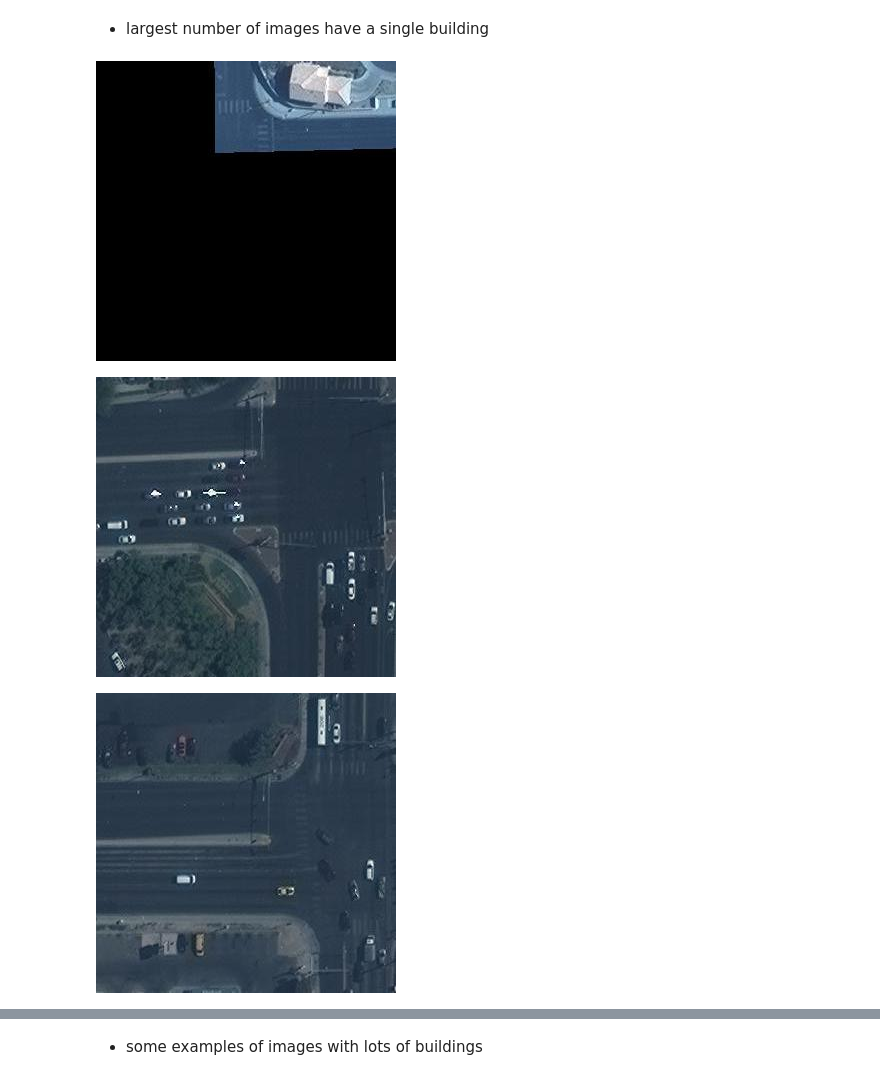
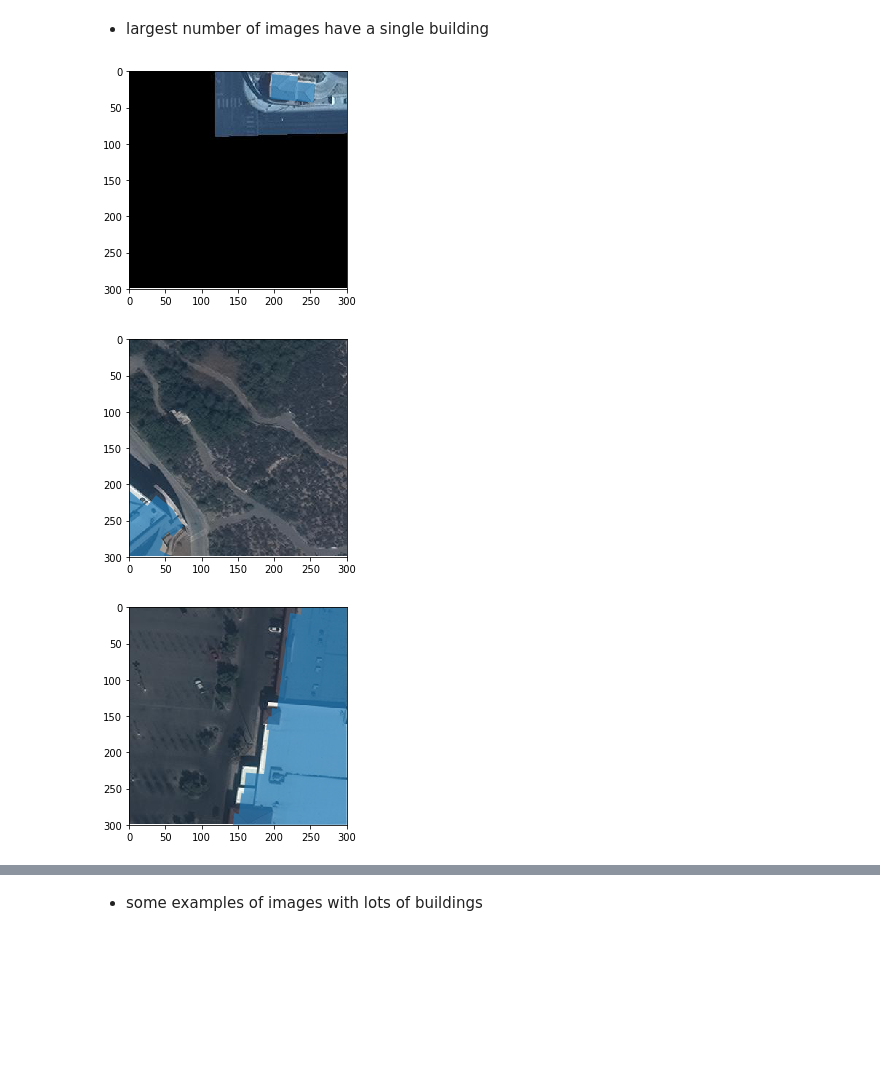
Before and after one commit to josh-gree/crowdAI_mapping_challange, a Jupyter notebook: scratch/scratch001.ipynb, the cells around one changed output, grey strips where cells are left out. Cells and saved outputs as stored; diff of their text form; code cells hidden in the pictures; blank space fills up the shorter version.

```diff
--- a/scratch/scratch001.ipynb
+++ b/scratch/scratch001.ipynb
@@ -7,6 +0,0 @@ from IPython.display import Image
-# %%
-def show_img(id_,dir_):
-    '''
-    shows image with id_ in dir_
-    '''
-    return Image(dir_ + f'{3:012}.jpg')
@@ -13,3 +16,32 @@ def show_img(id_,dir_):
+# %%
+def show_img(id_,dir_, ax=None, **kwargs):
+    '''
+    shows image with id_ in dir_
+    '''
+    if ax:
+        return ax.imshow(imread(dir_ + f'{id_:012}.jpg'),**kwargs)
+    else:
+        return plt.imshow(imread(dir_ + f'{id_:012}.jpg'),**kwargs)
+
+def reshape(flat):
+    '''
+    reshapes flattened coordinates to a 2-dim matrix [[x1,y1],[x2,y2],...]
+    '''
+    flat = np.array(flat[0])
+    return flat.reshape(len(flat) // 2,2)
+
+def show_img_annotated(id_, dir_, annotations_df):
+
+    buildings = annotations_df.query(f'image_id == {id_}')
+    flat_arrays = buildings.segmentation.values
+    mats = [reshape(x) for x in flat_arrays]
+    p = PatchCollection([Polygon(mat) for mat in mats],alpha=0.7)
+
+    fig,ax = plt.subplots(nrows=1,ncols=1)
+    show_img(id_,val_dir_ims,ax=ax)
+    ax.add_collection(p)
+    ax.set_xbound([0,300])
+    ax.set_ybound([0,300])
 # %% [markdown]
 # Initial data exploration
 
@@ -42,15 +77,15 @@ counts.hist(bins=counts.max())
 # %% [markdown]
 - largest number of images have a single building
 # %%
-show_img(counts[counts == 1].index[0],val_dir_ims)
+show_img_annotated(counts[counts == 1].index[0],val_dir_ims,small_annotation_df)
 # %% [output]
-[figure, old version]
+[figure, new version]
 # %%
-show_img(counts[counts == 1].index[1],val_dir_ims)
+show_img_annotated(counts[counts == 1].index[6],val_dir_ims,small_annotation_df)
 # %% [output]
-[figure, old version]
+[figure, new version]
 # %%
-show_img(counts[counts == 1].index[2],val_dir_ims)
+show_img_annotated(counts[counts == 1].index[14],val_dir_ims,small_annotation_df)
 # %% [output]
-[figure, old version]
+[figure, new version]
 # %%
```
Also changed, not shown: parts of 9 cells of this notebook, 2 other files.
